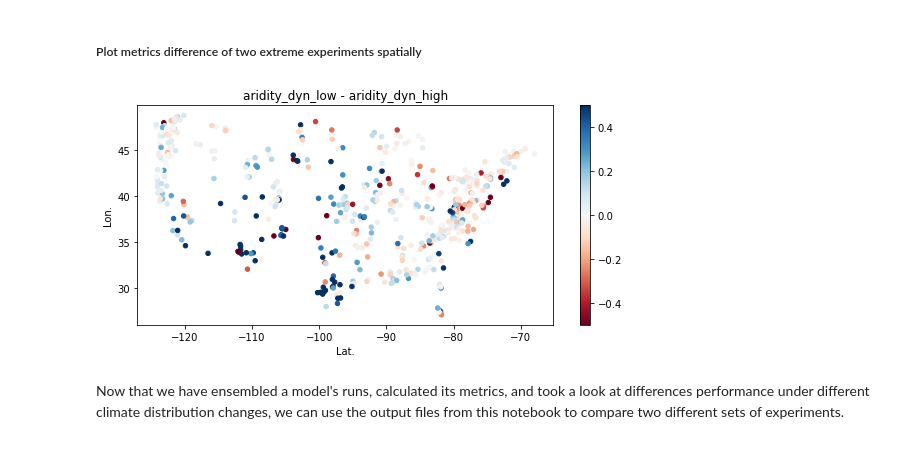
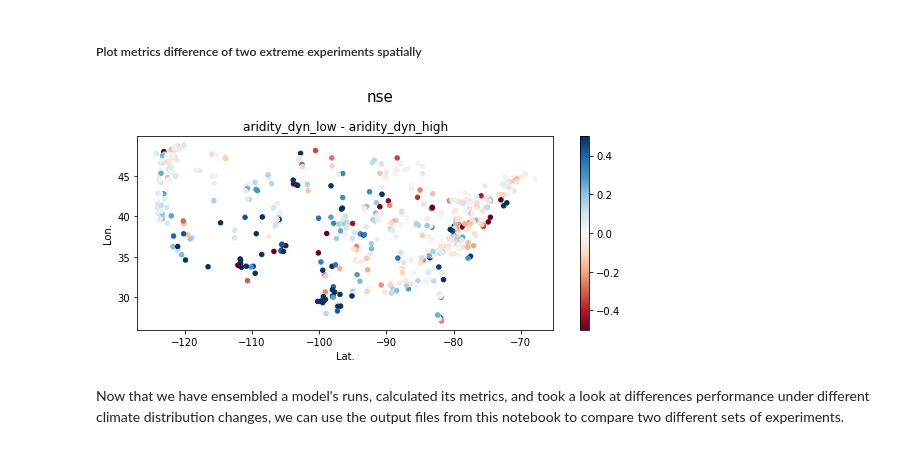
Before and after one commit to loganmqualls/NeuralHydrology-Climate-Experiments, a Jupyter notebook: 3_ensemble_and_analyze.ipynb, the cells around one changed output. Saved outputs shown, nothing was run; the diff lists cells and outputs as text; code cells hidden in the pictures.

```diff
--- a/3_ensemble_and_analyze.ipynb
+++ b/3_ensemble_and_analyze.ipynb
@@ -104,26 +103,23 @@ camels_forcing_dir = camels_dir / 'basin_dataset_public_v1p2'
 
 #If you use this repository's directory structure, you not need to edit the paths below, but just in case...
 
-#Path to LULC directory (contains both MODIS and LANDSAT data)
-lulc_dir = working_dir / 'lulc_data'
-
 #Path to sacsma results(../sacsma/results)
-sacsma_runs_dir = working_dir / 'sacsma/results'
+sacsma_runs_dir = working_dir / 'sacsma' / 'results'
 
 # Path to notebook_env_saves
 env_saves_dir = working_dir / 'notebook_env_saves'
 
 #Path to NH runs (../runs/nh)
-nh_runs_dir = working_dir / 'nh_lstm/runs/nh'
+nh_runs_dir = working_dir / 'nh_lstm' / 'runs' / 'nh'
 
 #Path to extreme dates directory (../extreme_year_dates)
-dates_dir = working_dir / 'extreme_year_dates'
+dates_dir = working_dir / 'train_test_splits'
 
 #Path to NWM run (../nwm_daily.pkl)
-nwm_streamflow = camels_dir / 'camels_attributes_v2.0/nwm_daily.pkl'
+nwm_streamflow = working_dir / 'nwm_daily.pkl'
 
 #Path to NWM CAMELS identification file
-nwm_camels_ids = camels_dir / 'camels_attributes_v2.0/camels_id.npy'
+nwm_camels_ids = working_dir / 'camels_id.npy'
 
 #Path to CAMELS attributes, version 2 file
 camels_attributes_dir  = camels_dir / 'camels_attributes_v2.0/camels_attributes_v2.0.csv'
@@ -1008,35 +996,35 @@ if exp_type == 'extreme':
         plt.figure(figsize=(8,4))
 
         #Create throwaway list of metrics
         m_list = []
 
         #For every basin...
         for basin in basins:
             #Get metric data for a basin for that experiment
             m_data = metrics_dict[experiments[1]].loc[basin,metric] - metrics_dict[experiments[0]].loc[basin,metric]
             #Append that data to m_list
             m_list.append(m_data)
 
         #Plot scatter plot of basin locations and color based on their metric value
         im = plt.scatter(plot_lons, plot_lats,
             c=np.array(m_list),
             s=20,
             vmin=-0.5,vmax=0.5,
             cmap='RdBu')
 
         #Return the values (min, max) that are mapped to the colormap limits
 #         clims = im.get_clim()
         plt.title(f'{experiments[1]} - {experiments[0]}')
-#         plt.suptitle(f'{metric}', fontsize=15)
+        plt.suptitle(f'{metric}', fontsize=15)
         plt.colorbar(im)
         plt.xlabel('Lat.')
         plt.ylabel('Lon.')
 
     #Plot
     plt.tight_layout()
 #     plt.show()
 # %% [output]
-[figure, old version]
+[figure, new version]
 # %%
 #If interactive plots enabled, plot needs to be explicitly closed
 plt.close()
```
Also changed, not shown: parts of 4 cells of this notebook, 1 other file.
